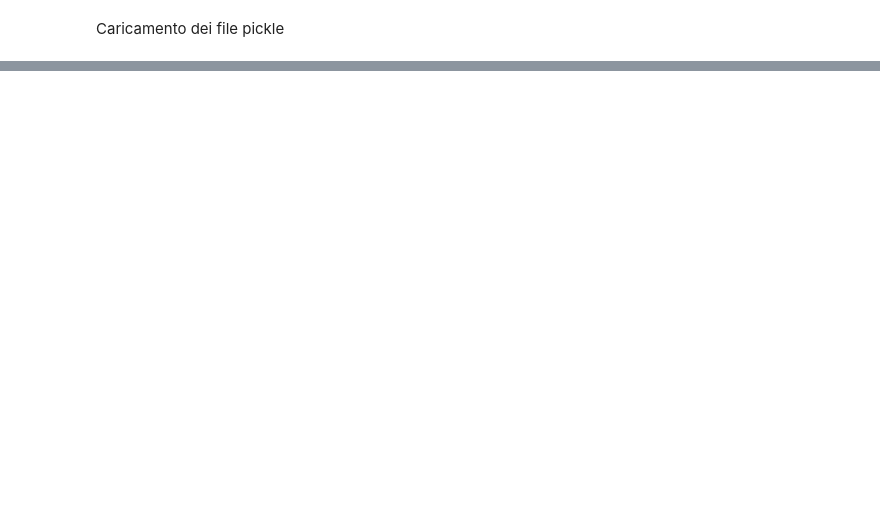
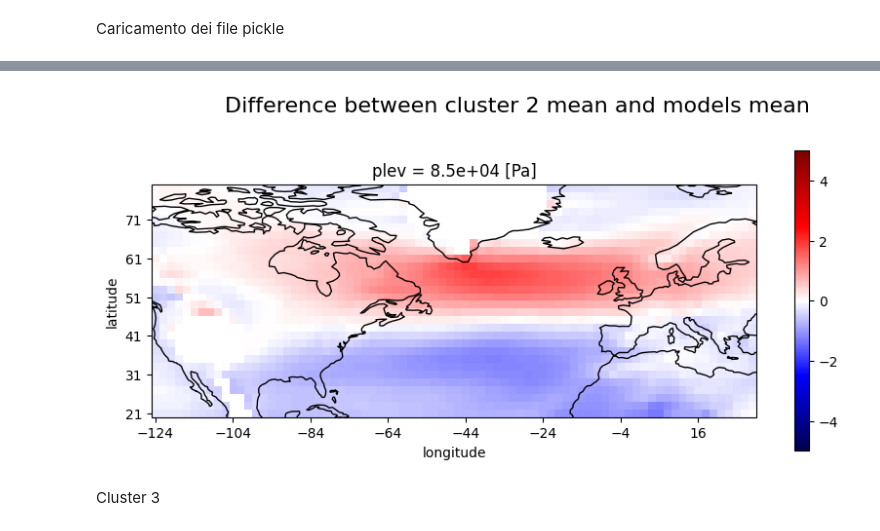
Before and after one commit to sbeltrami/tesi, a Jupyter notebook: bootstrap_results.ipynb, the cells around one changed output, grey strips where cells are left out. Cells and saved outputs as stored; diff of their text form; code cells hidden in the pictures; blank space fills up the shorter version.

```diff
--- a/bootstrap_results.ipynb
+++ b/bootstrap_results.ipynb
@@ -105,0 +142,9 @@ with open('bootstrap.pickle', 'rb') as f: #'rb' = read binary
+# %%
+mean_bias_cluster2 = compute_mean(list_cluster2,models_atmos)
+diff_cluster2 = mean_bias_cluster2 - array_mean_cluster2
+# %%
+plot_bs_diff_cluster(diff_cluster2,'Difference between cluster 2 mean and models mean',-5,5,(10,4))
+# %% [output]
+[figure, added]
+# %% [markdown]
+Cluster 3
```
Also changed, not shown: parts of 15 cells of this notebook, 1 other file.
